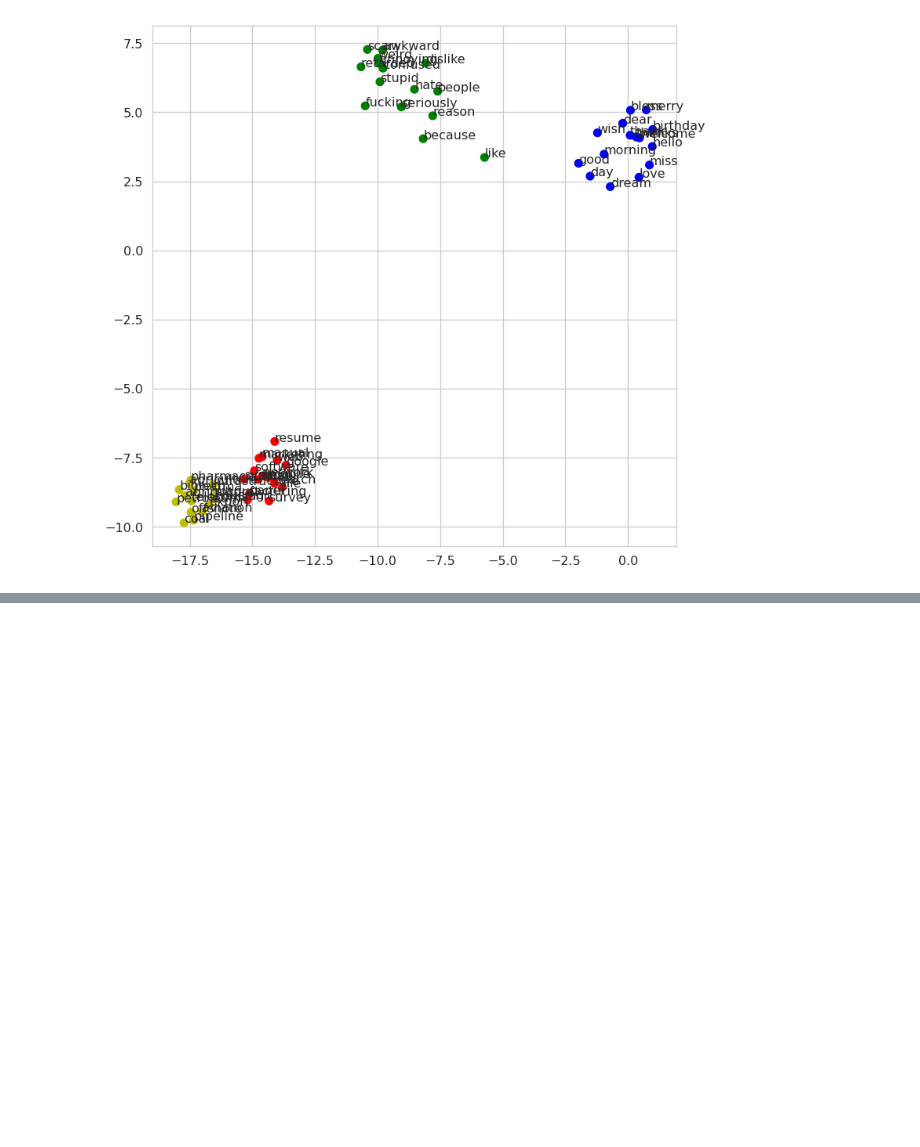
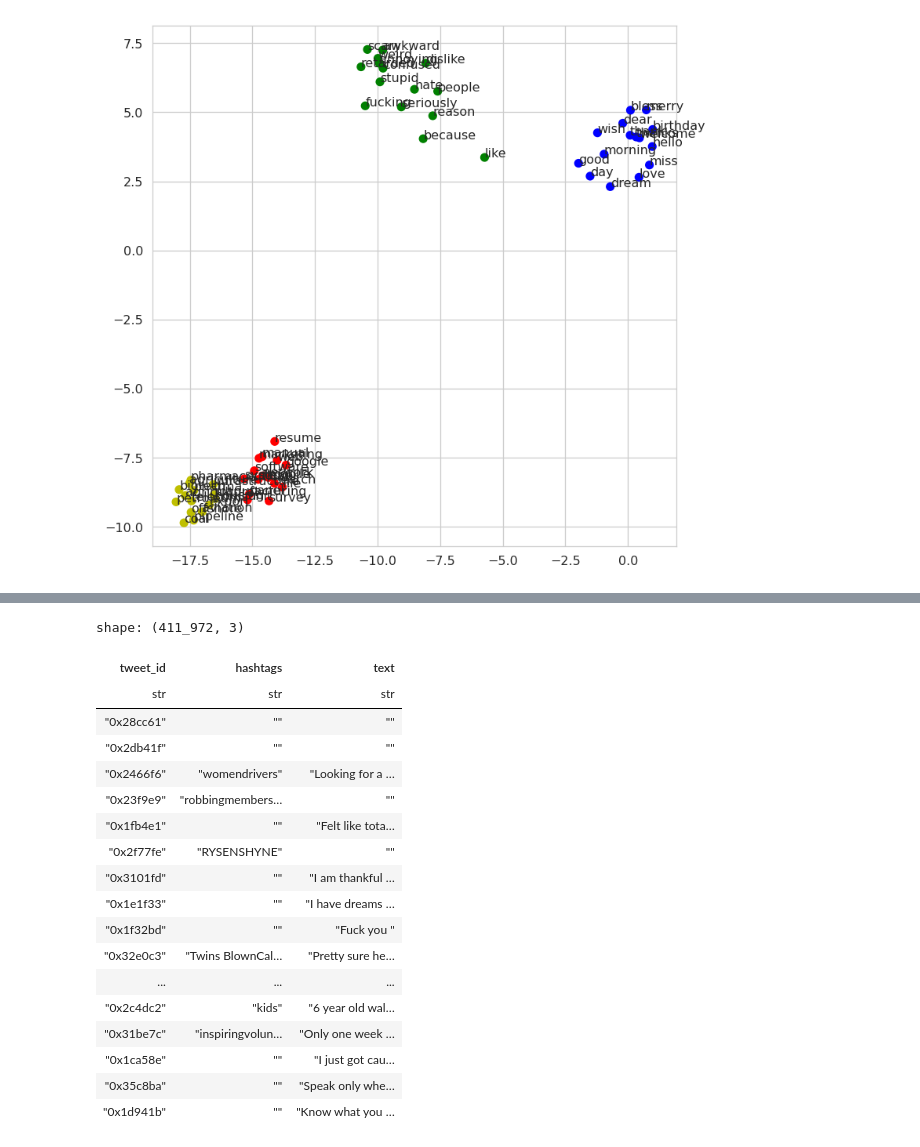
Before and after one commit to yurisoba/DM2023-Lab2-Master, a Jupyter notebook: Homework/DM2023-Lab2-Homework.ipynb, the cells around one changed output, grey strips where cells are left out. Saved outputs shown, nothing was run; the diff lists cells and outputs as text; code cells hidden in the pictures; blank space fills up the shorter version.

```diff
--- a/Homework/DM2023-Lab2-Homework.ipynb
+++ b/Homework/DM2023-Lab2-Homework.ipynb
@@ -320,0 +395,22 @@ plt.show()
+# %%
+test_df
+# %% [output]
+shape: (411_972, 3)
+| tweet_id | hashtags | text |
+| str | str | str |
+| "0x28cc61" | "" | "" |
+| "0x2db41f" | "" | "" |
+| "0x2466f6" | "womendrivers" | "Looking for a … |
+| "0x23f9e9" | "robbingmembers… | "" |
+| "0x1fb4e1" | "" | "Felt like tota… |
+| "0x2f77fe" | "RYSENSHYNE" | "" |
+| "0x3101fd" | "" | "I am thankful … |
+| "0x1e1f33" | "" | "I have dreams … |
+| "0x1f32bd" | "" | "Fuck you " |
+| "0x32e0c3" | "Twins BlownCal… | "Pretty sure he… |
+| ... | ... | ... |
+| "0x2c4dc2" | "kids" | "6 year old wal… |
+| "0x31be7c" | "inspiringvolun… | "Only one week … |
+| "0x1ca58e" | "" | "I just got cau… |
+| "0x35c8ba" | "" | "Speak only whe… |
+| "0x1d941b" | "" | "Know what you … |
```
Also changed, not shown: parts of 10 cells of this notebook, 1 other file.
